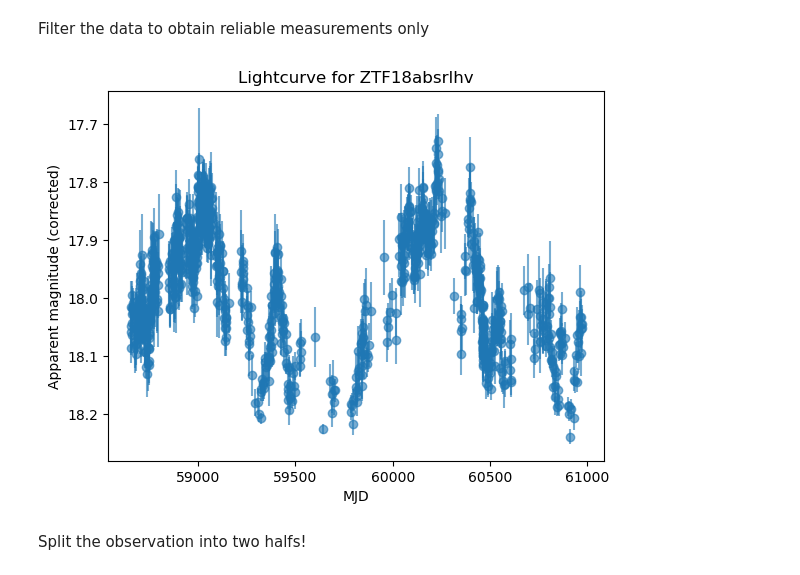
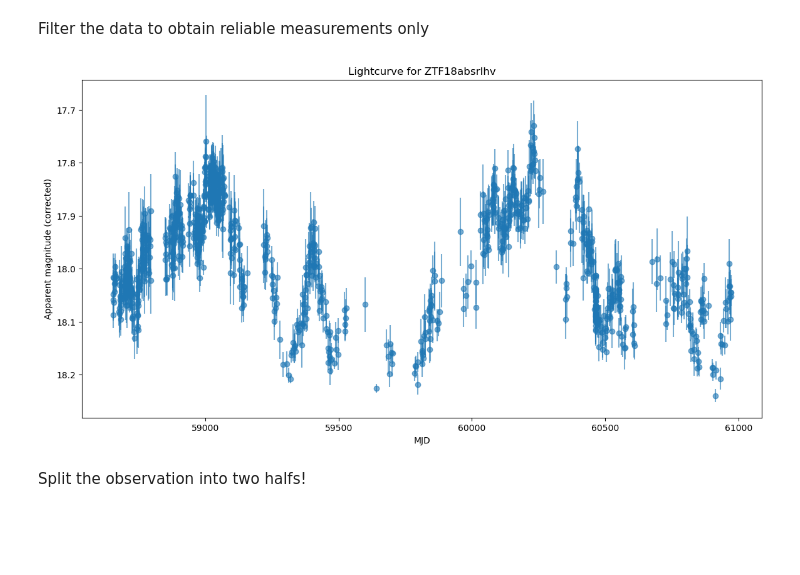
Before and after one commit to benjaminpcollins/AGN_variability, a Jupyter notebook: analysis.ipynb, the cells around one changed output. Saved outputs shown, nothing was run; the diff lists cells and outputs as text; code cells hidden in the pictures; blank space fills up the shorter version.

```diff
--- a/analysis.ipynb
+++ b/analysis.ipynb
@@ -43,20 +43,22 @@ Filter the data to obtain reliable measurements only
 # %%
 good = detections[
     (detections["dubious"] == False)
     & (detections["drb"] > 0.5)
     & (detections["sigmapsf_corr"] < 1e2)  # remove those 100.0 placeholder errors
     & (detections["fid"] == 1) # select only g-band
 ]
 
+plt.figure(figsize=(14,7))
+
 plt.errorbar(good["mjd"], good["magpsf_corr"], yerr=good["sigmapsf_corr"],
              fmt="o", alpha=0.6)
 plt.gca().invert_yaxis()
 plt.xlabel("MJD")
 plt.ylabel("Apparent magnitude (corrected)")
 plt.title("Lightcurve for ZTF18absrlhv")
 plt.show()
 # %% [output]
-[figure, old version]
+[figure, new version]
 # %% [markdown]
 Split the observation into two halfs!
 # %%
```
Also changed, not shown: parts of 7 cells of this notebook.
